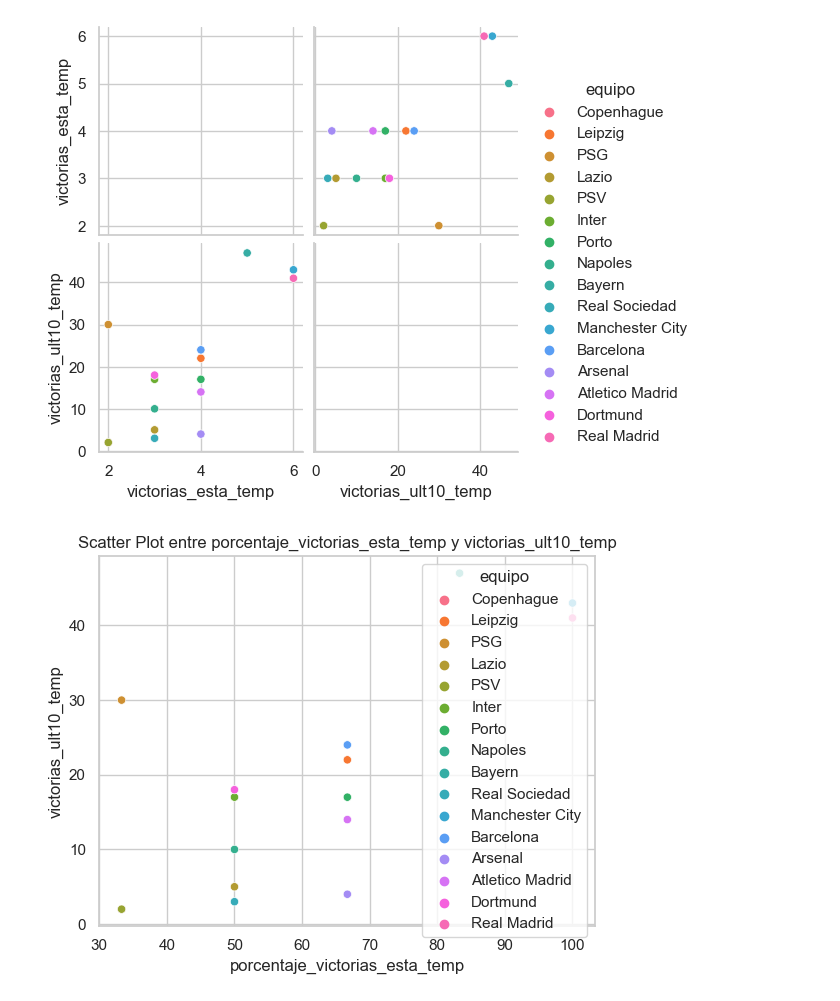
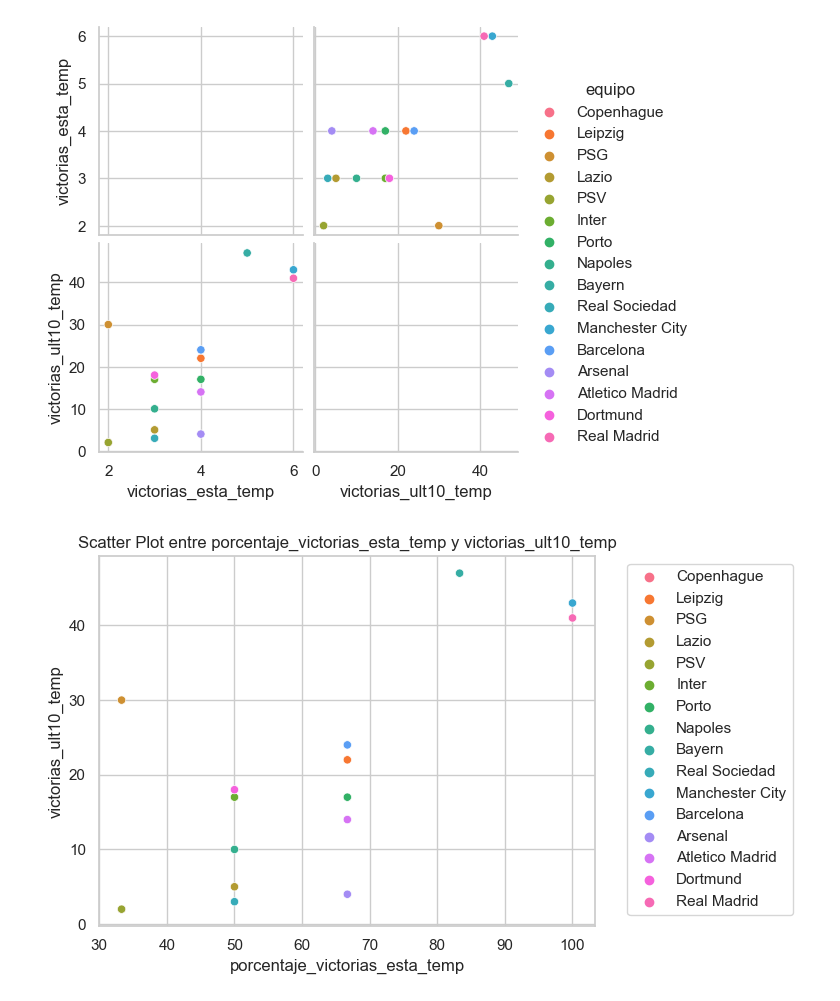
Before and after one commit to joseluis031/red_neuronal_profunda, a Jupyter notebook: analisis_grafico.ipynb, the cells around one changed output. Cells and saved outputs as stored; diff of their text form; code cells hidden in the pictures.

```diff
--- a/analisis_grafico.ipynb
+++ b/analisis_grafico.ipynb
@@ -154,17 +154,19 @@ plt.show()
 # %%
 # Seleccionar las columnas de interés
 x_column = 'porcentaje_victorias_esta_temp'
 y_column = 'victorias_ult10_temp'
 
 # Crear un scatter plot
 sns.scatterplot(data=df, x=x_column, y=y_column, hue='equipo', palette='husl')
 
 # Añadir etiquetas y título
 plt.xlabel(x_column)
 plt.ylabel(y_column)
 plt.title(f'Scatter Plot entre {x_column} y {y_column}')
 
+plt.legend(bbox_to_anchor=(1.05, 1), loc='upper left')
+
 # Mostrar el scatter plot
 plt.show()
 # %% [output]
-[figure, old version]
+[figure, new version]
```
Also changed, not shown: 1 other file.
